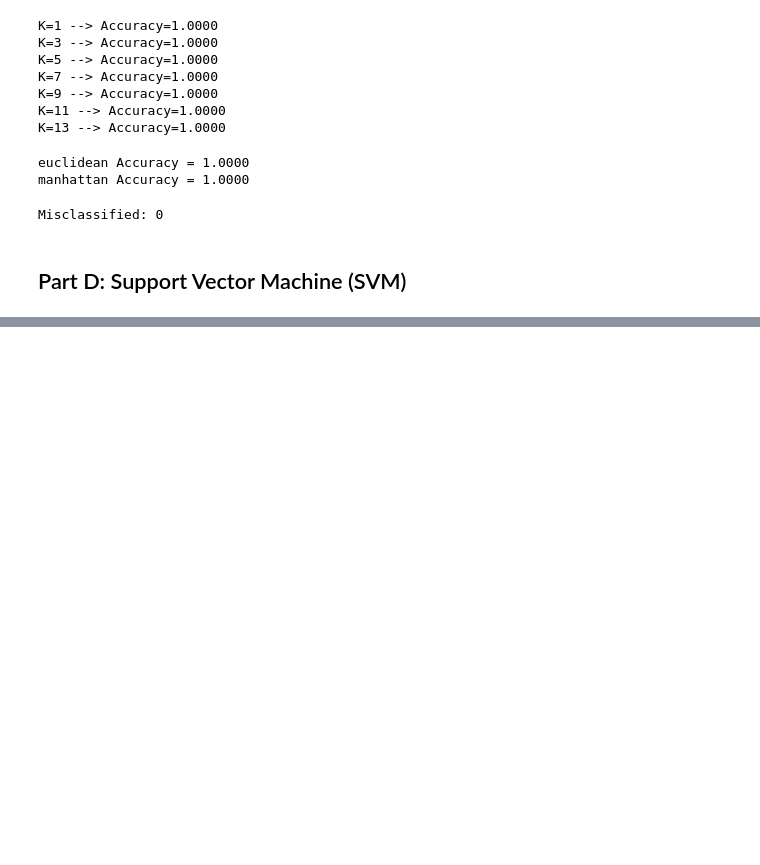
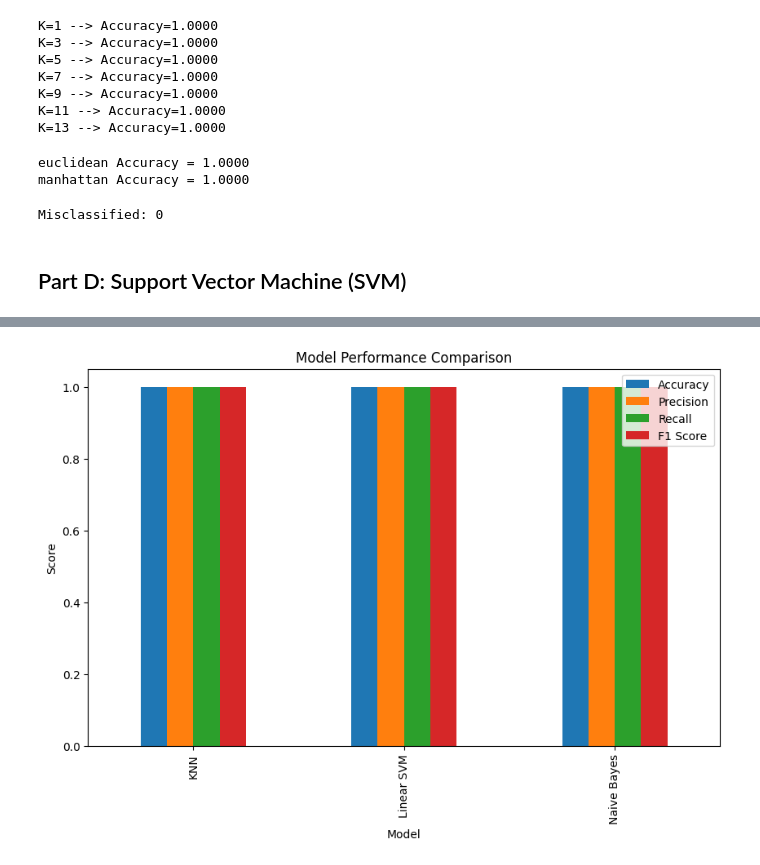
Before and after one commit to Abhiraj14206/Supervised-Learning, a Jupyter notebook: Exam 4/Exam4(code).ipynb, the cells around one changed output, grey strips where cells are left out. Cells and saved outputs as stored; diff of their text form; code cells hidden in the pictures; blank space fills up the shorter version.

```diff
--- a/Exam 4/Exam4(code).ipynb
+++ b/Exam 4/Exam4(code).ipynb
@@ -277,0 +341,6 @@ Misclassified: 0
+# %%
+from sklearn.naive_bayes import GaussianNB
+from sklearn.metrics import accuracy_score
+
+nb = GaussianNB()
+nb.fit(X_train, y_train)
@@ -277,0 +349,3 @@ Misclassified: 0
+# %%
+y_pred_nb = nb.predict(X_test)
+y_pred_nb
@@ -277,0 +432,25 @@ Misclassified: 0
+# %%
+comparison = pd.DataFrame({
+    "Model":["KNN","Linear SVM","Naive Bayes"],
+    "Accuracy":[
+        accuracy_score(y_test,y_pred),
+        accuracy_score(y_test,y_pred_liner),
+        accuracy_score(y_test,y_pred_nb)
+    ],
+    "Precision":[
+        precision_score(y_test,y_pred),
+        precision_score(y_test,y_pred_liner),
+        precision_score(y_test,y_pred_nb)
+    ],
+    "Recall":[
+        recall_score(y_test,y_pred),
+        recall_score(y_test,y_pred_liner),
+        recall_score(y_test,y_pred_nb)
+    ],
+    "F1 Score":[
+        f1_score(y_test,y_pred),
+        f1_score(y_test,y_pred_liner),
+        f1_score(y_test,y_pred_nb)
+    ]
+})
+comparison
@@ -277,0 +483,12 @@ Misclassified: 0
+# %%
+comparison.set_index('Model')[
+    ['Accuracy',
+     'Precision',
+     'Recall',
+     'F1 Score']
+].plot(kind='bar',figsize=(10,6))
+plt.title("Model Performance Comparison")
+plt.ylabel("Score")
+plt.show()
+# %% [output]
+[figure, added]
```
Also changed, not shown: parts of 28 cells of this notebook, 1 other file.
